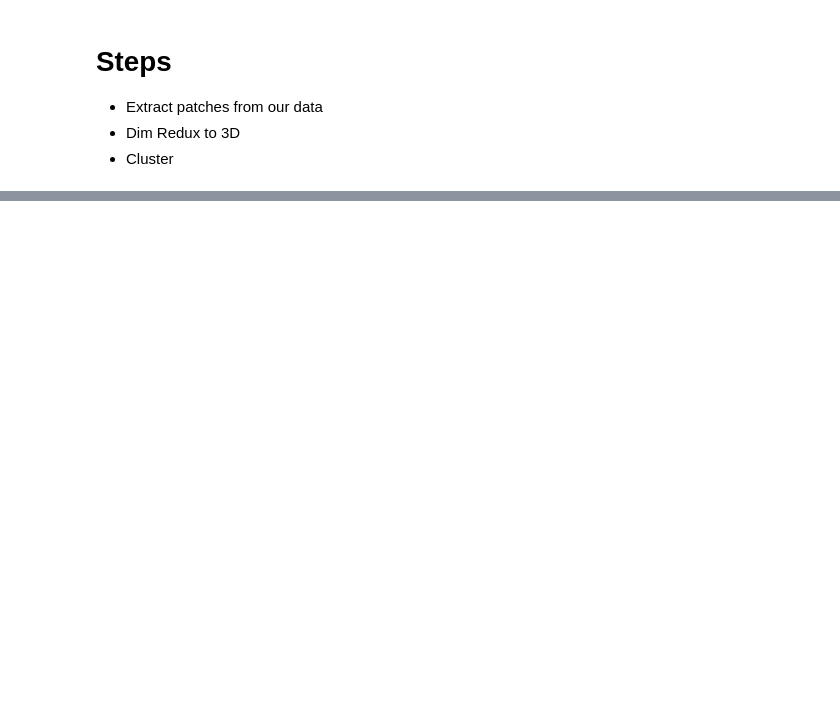
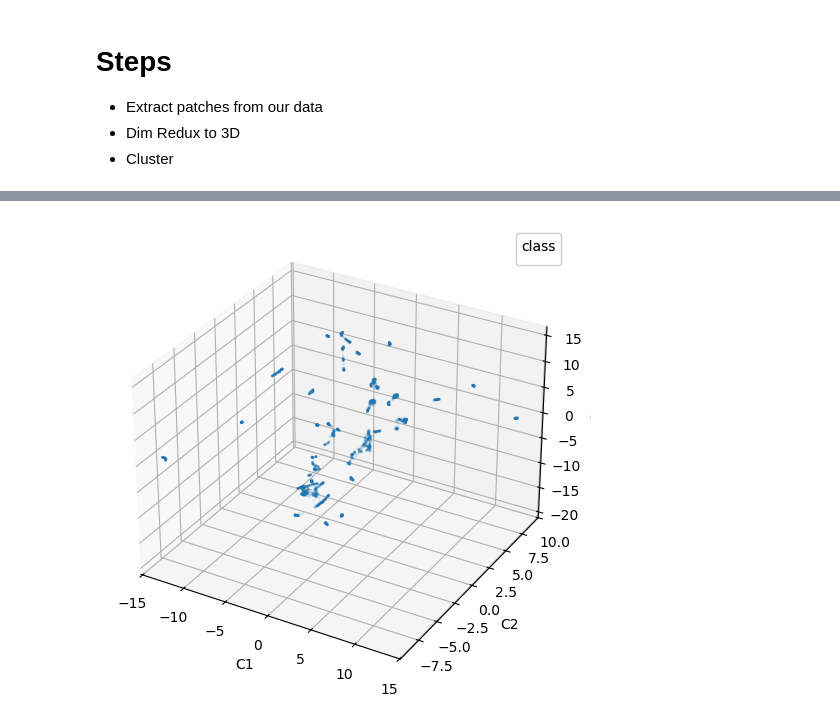
Before and after one commit to Sea-Meets-the-Stars/DBOF_Representation_Learning, a Jupyter notebook: notebooks/baseline_clusters.ipynb, the cells around one changed output, grey strips where cells are left out. Saved outputs shown, nothing was run; the diff lists cells and outputs as text; code cells hidden in the pictures; blank space fills up the shorter version.

```diff
--- a/notebooks/baseline_clusters.ipynb
+++ b/notebooks/baseline_clusters.ipynb
@@ -36,0 +208,11 @@ def images_to_patches(images: torch.Tensor, patch_size: int) -> torch.Tensor:
+# %%
+reducer = UMAP(
+    n_components=3,
+    n_neighbors=15,
+    min_dist=0.0,
+)
+patches_3d = reducer.fit_transform(patches)
+# %%
+vis_dim_redux(patches_3d, dims=3)
+# %% [output]
+[figure, added]
```
Also changed, not shown: parts of 27 cells of this notebook, 3 other files.
